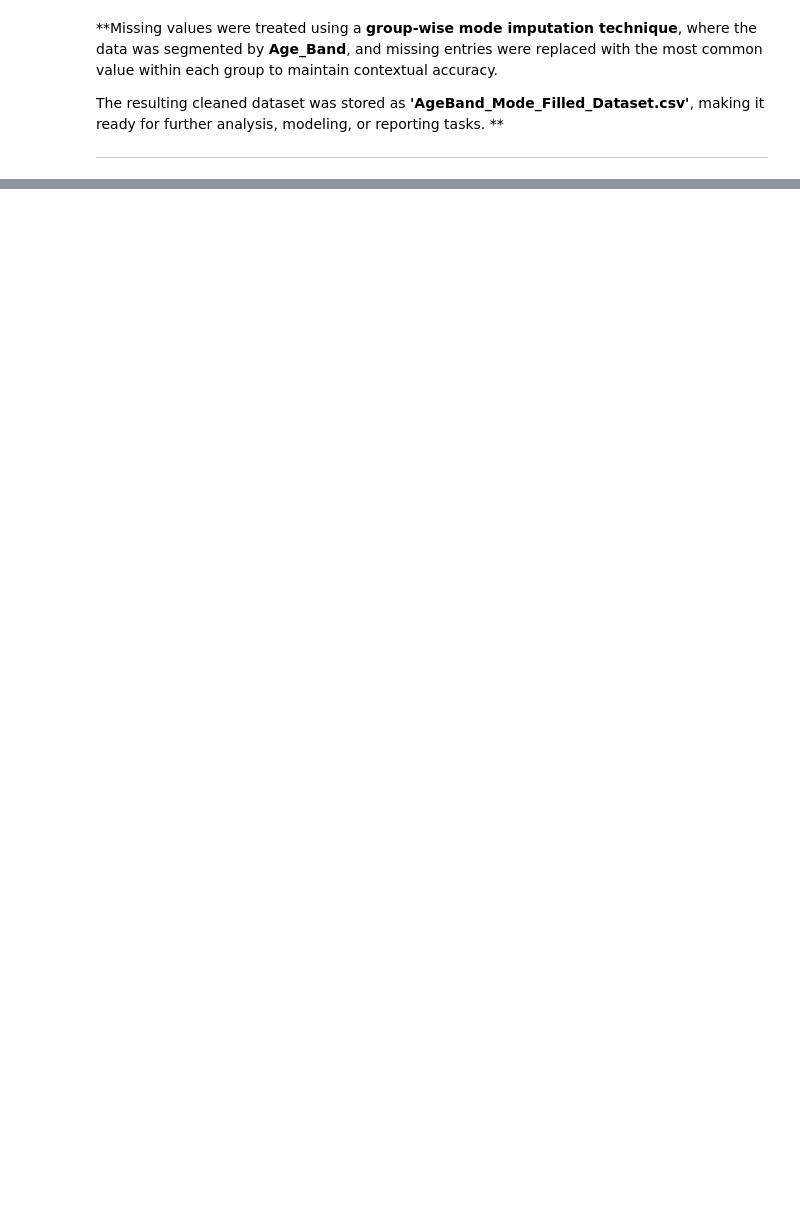
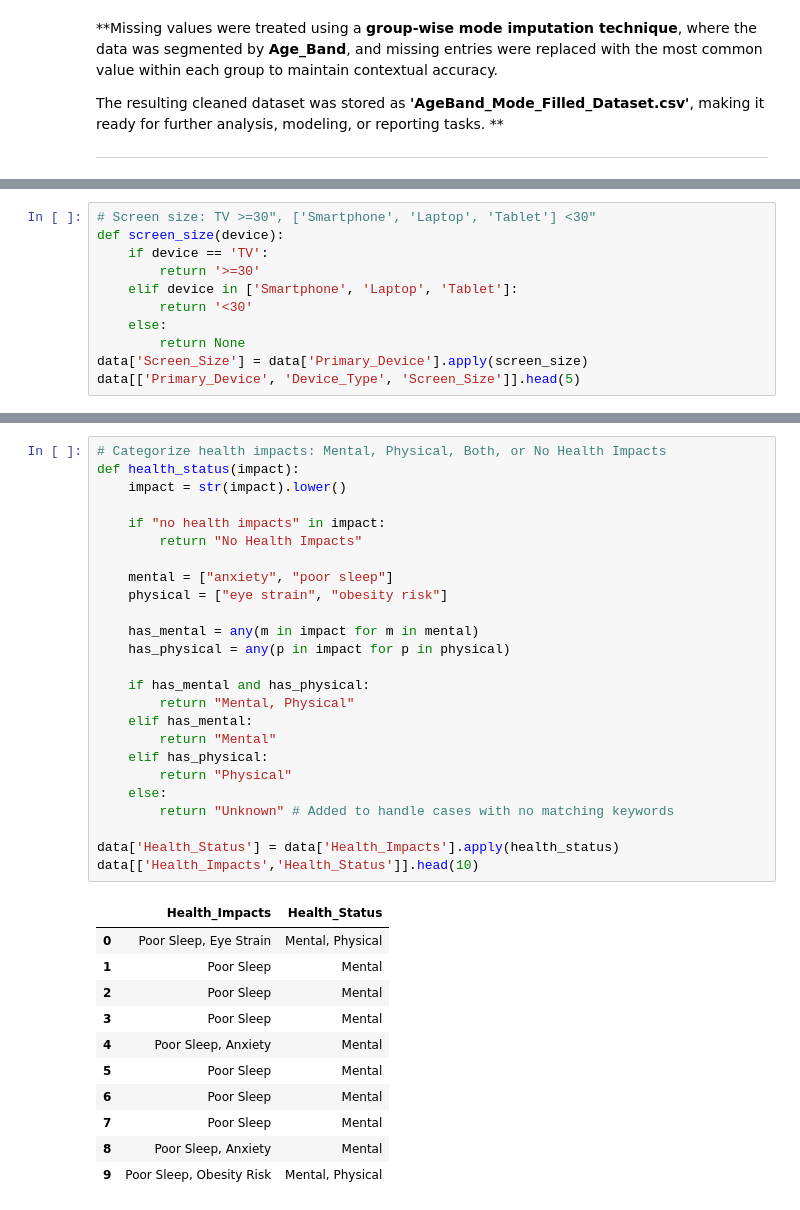
Before and after one commit to springboardmentor2468a-lab/Projects, a Jupyter notebook: WEEK1_&_WEEK2.ipynb, the cells around one changed output, grey strips where cells are left out. Drawn from its saved outputs; the diff is of its cells as text; blank space fills up the shorter version.

```diff
--- a/WEEK1_&_WEEK2.ipynb
+++ b/WEEK1_&_WEEK2.ipynb
@@ -182,0 +223,11 @@ The resulting cleaned dataset was stored as **'AgeBand\_Mode\_Filled\_Dataset.cs
+# %%
+# Screen size: TV >=30", ['Smartphone', 'Laptop', 'Tablet'] <30"
+def screen_size(device):
+    if device == 'TV':
+        return '>=30'
+    elif device in ['Smartphone', 'Laptop', 'Tablet']:
+        return '<30'
+    else:
+        return None
+data['Screen_Size'] = data['Primary_Device'].apply(screen_size)
+data[['Primary_Device', 'Device_Type', 'Screen_Size']].head(5)
@@ -182,0 +241,37 @@ The resulting cleaned dataset was stored as **'AgeBand\_Mode\_Filled\_Dataset.cs
+# %%
+# Categorize health impacts: Mental, Physical, Both, or No Health Impacts
+def health_status(impact):
+    impact = str(impact).lower()
+
+    if "no health impacts" in impact:
+        return "No Health Impacts"
+
+    mental = ["anxiety", "poor sleep"]
+    physical = ["eye strain", "obesity risk"]
+
+    has_mental = any(m in impact for m in mental)
+    has_physical = any(p in impact for p in physical)
+
+    if has_mental and has_physical:
+        return "Mental, Physical"
+    elif has_mental:
+        return "Mental"
+    elif has_physical:
+        return "Physical"
+    else:
+        return "Unknown" # Added to handle cases with no matching keywords
+
+data['Health_Status'] = data['Health_Impacts'].apply(health_status)
+data[['Health_Impacts','Health_Status']].head(10)
+# %% [output]
+|  | Health_Impacts | Health_Status |
+| 0 | Poor Sleep, Eye Strain | Mental, Physical |
+| 1 | Poor Sleep | Mental |
+| 2 | Poor Sleep | Mental |
+| 3 | Poor Sleep | Mental |
+| 4 | Poor Sleep, Anxiety | Mental |
+| 5 | Poor Sleep | Mental |
+| 6 | Poor Sleep | Mental |
+| 7 | Poor Sleep | Mental |
+| 8 | Poor Sleep, Anxiety | Mental |
+| 9 | Poor Sleep, Obesity Risk | Mental, Physical |
```
Also changed, not shown: parts of 5 cells of this notebook.
